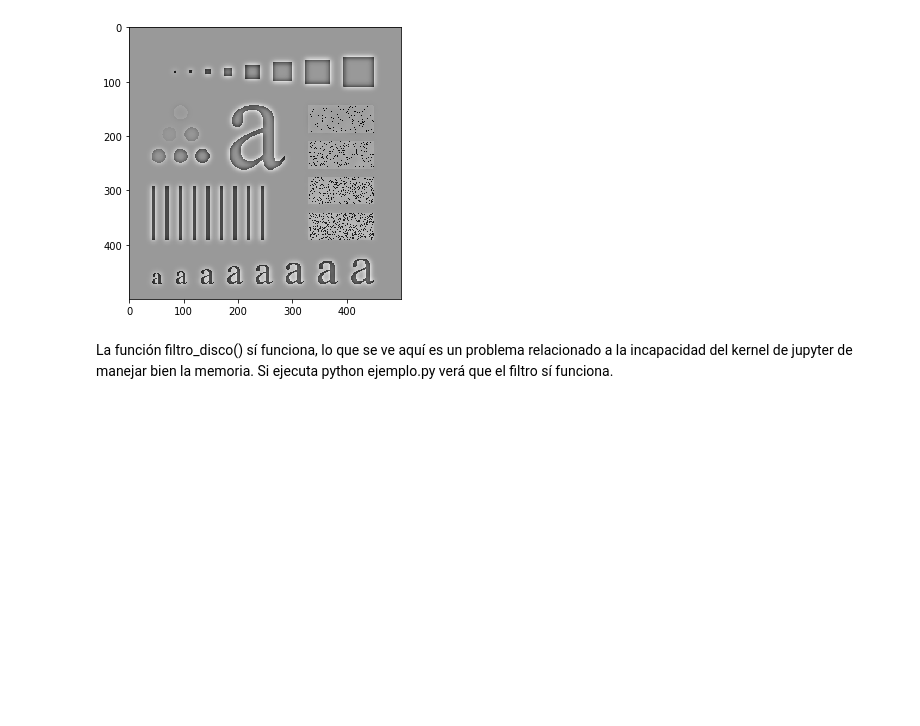
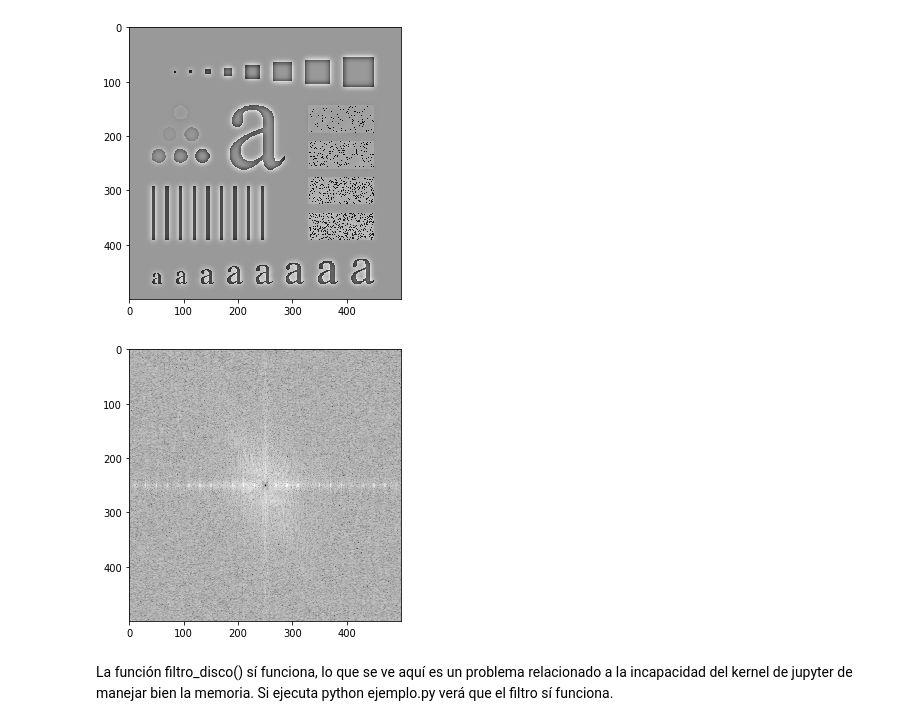
Before and after one commit to gmagannaDevelop/SegundoParcialImagenes, a Jupyter notebook: Examen.ipynb, the cells around one changed output. Drawn from its saved outputs; the diff is of its cells as text; code cells hidden in the pictures; blank space fills up the shorter version.

```diff
--- a/Examen.ipynb
+++ b/Examen.ipynb
@@ -322,6 +322,10 @@ plt.imshow(IA, cmap='gray')
 # %% [output]
 <matplotlib.image.AxesImage at 0x...>
 [figure]
+# %%
+fft_viz(IA)
+# %% [output]
+[figure, added]
 # %% [markdown]
 La función filtro_disco() sí funciona, lo que se ve aquí es un problema relacionado a la incapacidad del kernel de jupyter de manejar bien la memoria. Si ejecuta python ejemplo.py verá que el filtro sí funciona.
 # %%
```
Also changed, not shown: 3 other files.
